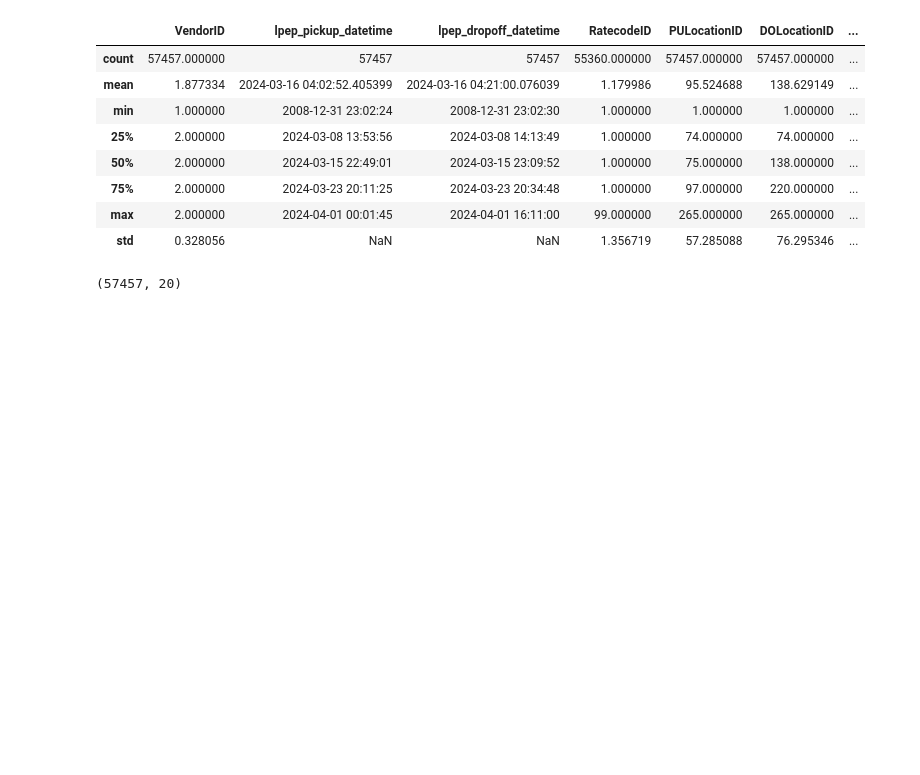
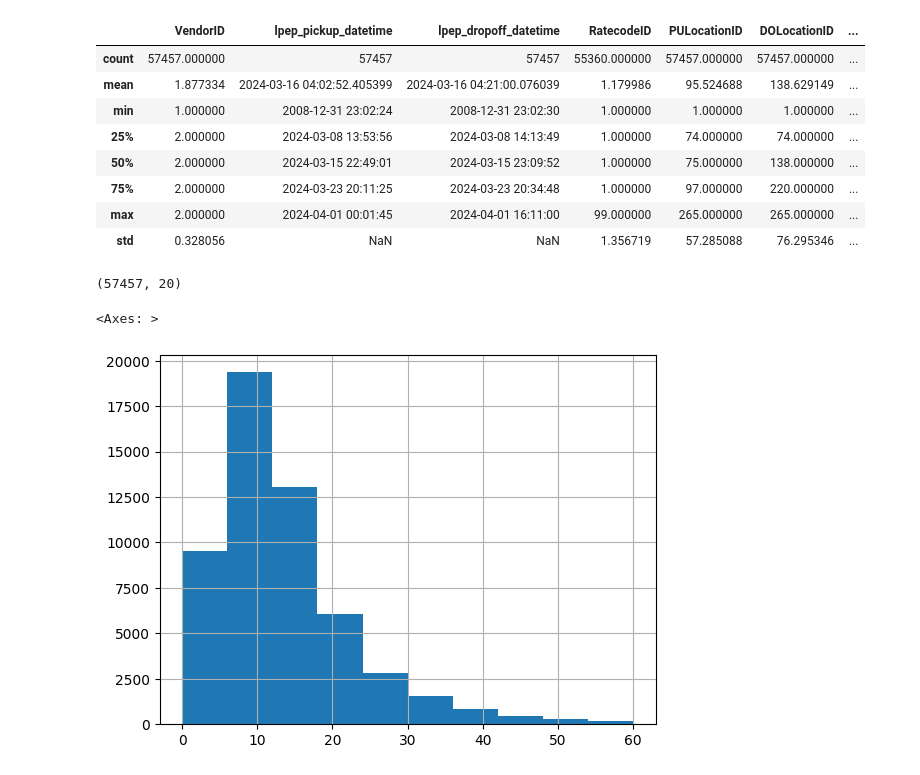
Before and after one commit to teralex79/mlops-course, a Jupyter notebook: 05-monitoring/baseline_model_nyc_taxi_data.ipynb, the cells around one changed output. Drawn from its saved outputs; the diff is of its cells as text; code cells hidden in the pictures; blank space fills up the shorter version.

```diff
--- a/05-monitoring/baseline_model_nyc_taxi_data.ipynb
+++ b/05-monitoring/baseline_model_nyc_taxi_data.ipynb
@@ -44,3 +48,16 @@ march_data.describe()
 march_data.shape
 # %% [output]
 (57457, 20)
+# %%
+# create target
+
+march_data["duration_min"] = march_data.lpep_dropoff_datetime - march_data.lpep_pickup_datetime
+march_data.duration_min = march_data.duration_min.apply(lambda td : float(td.total_seconds())/60)
+# %%
+march_data = march_data[(march_data.duration_min >= 0) & (march_data.duration_min <= 60)]
+march_data = march_data[(march_data.passenger_count > 0) & (march_data.passenger_count <= 8)]
+# %%
+march_data.duration_min.hist()
+# %% [output]
+<Axes: >
+[figure, added]
```
Also changed, not shown: parts of 13 cells of this notebook, 2 other files.
